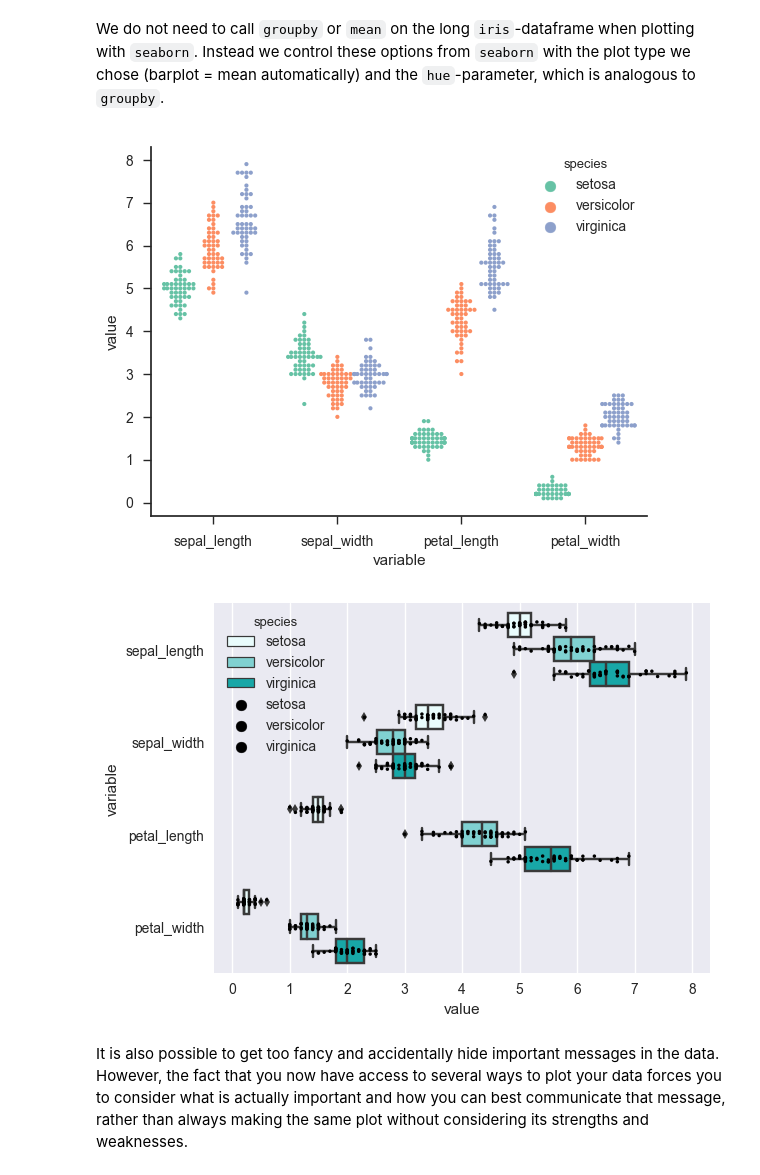
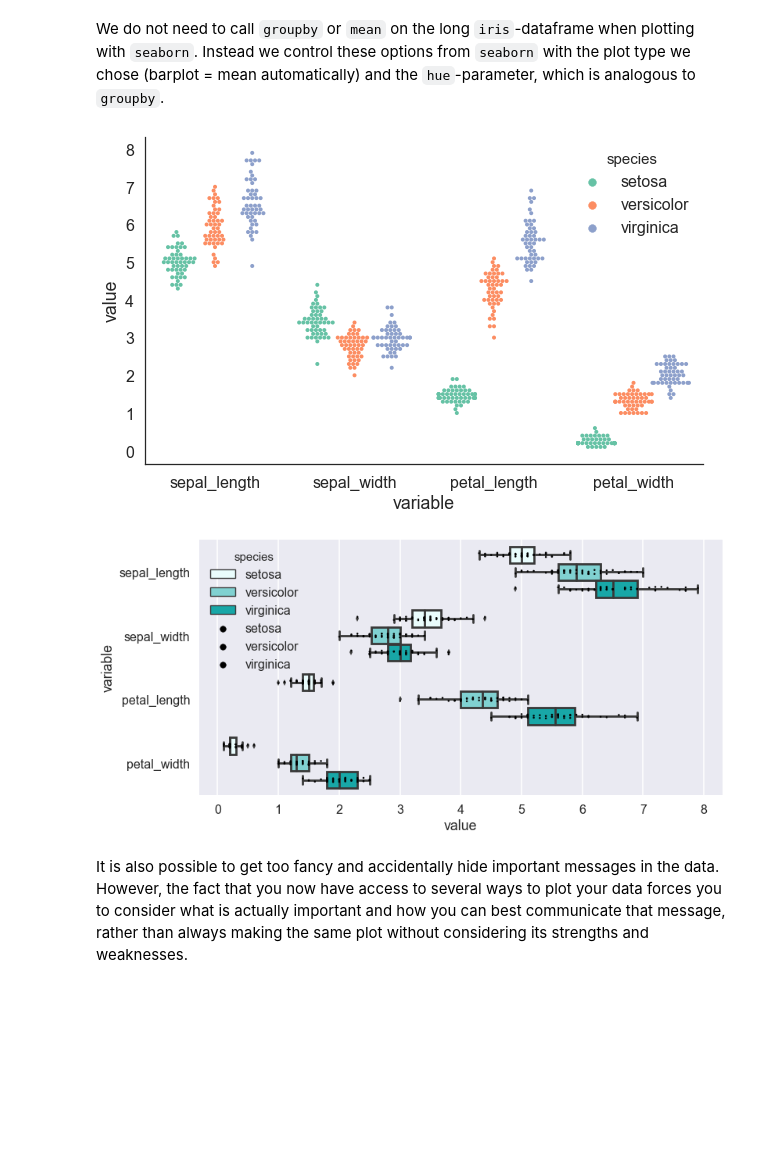
Before and after one commit to mozillascience/studyGroup, a Jupyter notebook: lessons/python/intro-data-analysis/from-spreadsheets-to-pandas-extended.ipynb, the cells around one changed output. Cells and saved outputs as stored; diff of their text form; code cells hidden in the pictures; blank space fills up the shorter version.

```diff
--- a/lessons/python/intro-data-analysis/from-spreadsheets-to-pandas-extended.ipynb
+++ b/lessons/python/intro-data-analysis/from-spreadsheets-to-pandas-extended.ipynb
@@ -412,8 +410,8 @@ sns.swarmplot('species', 'sepal_length', data = iris)
 # %% [markdown]
 That looks a bit small, so let's change the style we are using for plotting.
 # %%
-sns.set(style = 'ticks', context = 'talk') # This applies to all subsequent plots
+sns.set(style='ticks', context='talk', rc={'figure.figsize':(8, 5)}) # This applies to all subseque
 
-sns.swarmplot('species', 'sepal_length', data = iris)
+sns.swarmplot('species', 'sepal_length', data=iris)
 sns.despine() # Remove the right and top axes lines
 # %% [output]
@@ -491,16 +503,19 @@ iris_melt
 # %% [markdown]
 We do not need to call `groupby` or `mean` on the long `iris`-dataframe when plotting with `seaborn`. Instead we control these options from `seaborn` with the plot type we chose (barplot = mean automatically) and the `hue`-parameter, which is analogous to `groupby`.
 # %%
-sns.swarmplot(x='variable', y='value', hue='species', data=iris_melt, dodge=True, palette='Set2', size=3)
+sns.set(context='poster', style='white', rc={'figure.figsize':(10, 6)})
+
+sns.swarmplot(x='variable', y='value', hue='species', data=iris_melt, dodge=True, palette='Set2', size=4)
 sns.despine() # removes the right and top black border
 # %% [output]
-[figure, old version]
+[figure, new version]
 # %%
-with sns.plotting_context('paper') and sns.axes_style("darkgrid"):
-    sns.boxplot(y='variable', x='value', hue='species', data=iris_melt, color='c', )
-    sns.stripplot(y='variable', x='value', hue='species', data=iris_melt, size=2.5, palette=['k']*3, jitter=True, dodge=True)
+sns.set(context='poster', style='darkgrid', rc={'figure.figsize':(12, 6)})
+
+sns.boxplot(y='variable', x='value', hue='species', data=iris_melt, color='c', )
+sns.stripplot(y='variable', x='value', hue='species', data=iris_melt, size=2.5, palette=['k']*3, jitter=True, dodge=True)
 sns.despine(trim=True)
 # %% [output]
-[figure, old version]
+[figure, new version]
 # %% [markdown]
 It is also possible to get too fancy and accidentally hide important messages in the data. However, the fact that you now have access to several ways to plot your data forces you to consider what is actually important and how you can best communicate that message, rather than always making the same plot without considering its strengths and weaknesses.
```
Also changed, not shown: parts of 16 cells of this notebook.
